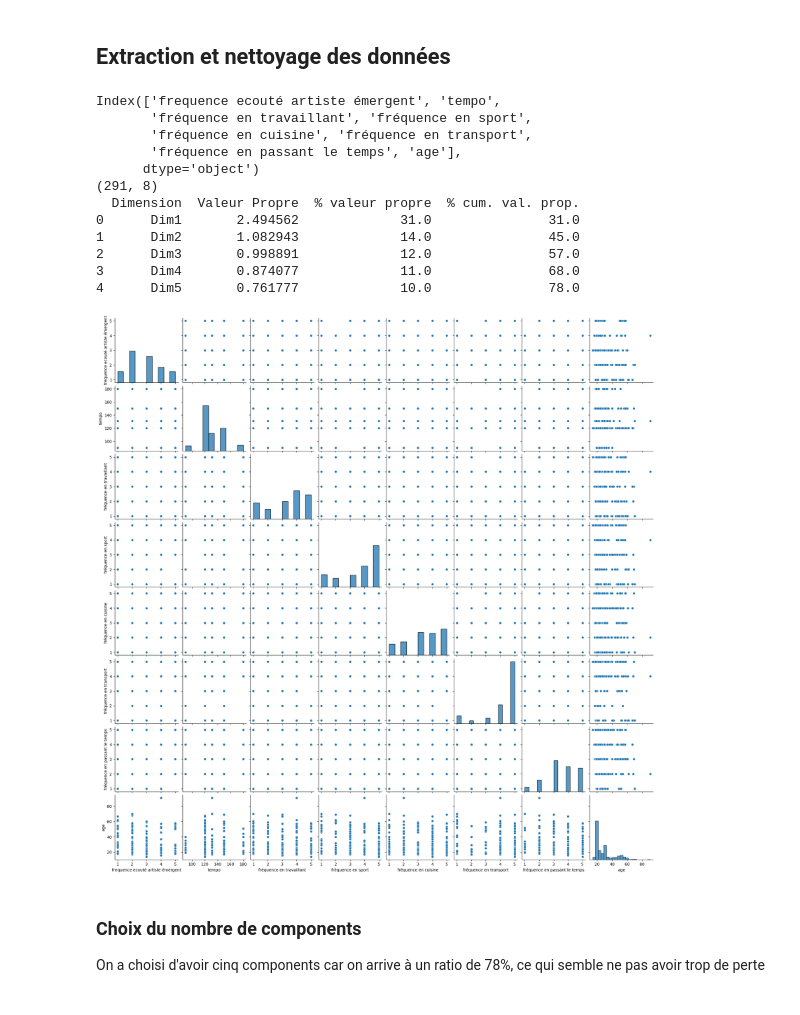
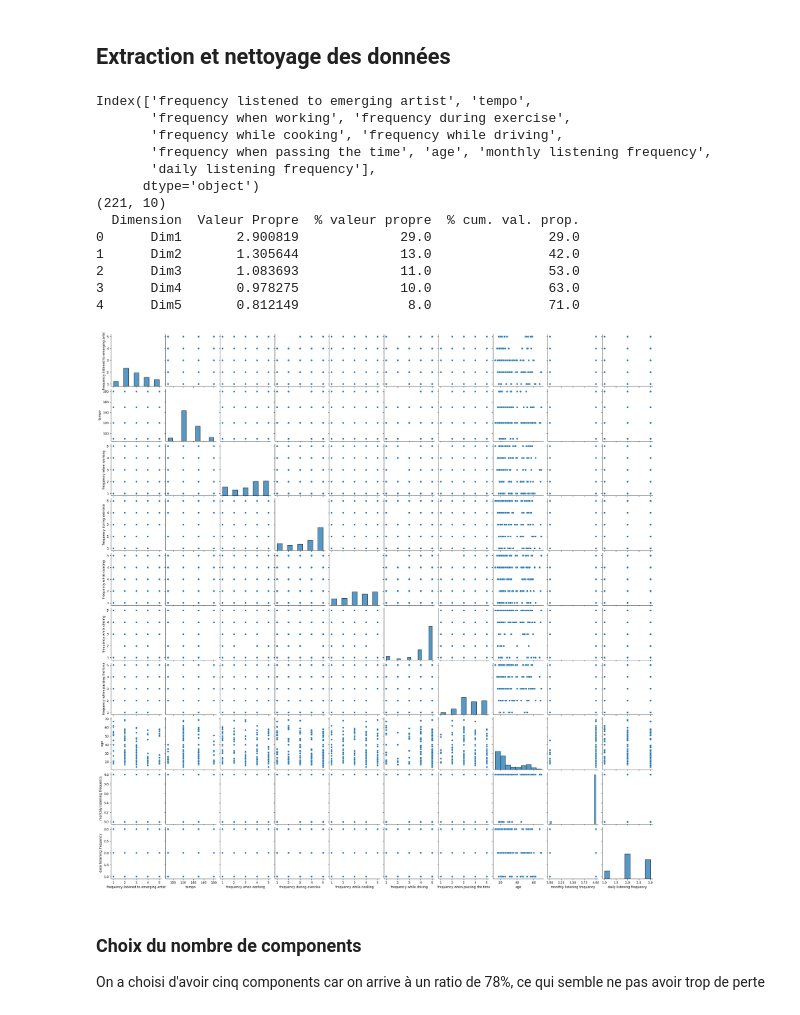
Before and after one commit to MatheoPf/myli, a Jupyter notebook: analyse.ipynb, the cells around one changed output. Saved outputs shown, nothing was run; the diff lists cells and outputs as text; code cells hidden in the pictures.

```diff
--- a/analyse.ipynb
+++ b/analyse.ipynb
@@ -16,45 +16,47 @@ from sklearn.metrics import mean_squared_error, r2_score
 ## Extraction et nettoyage des données
 # %%
 data = pd.read_csv('cleaned_data.csv')
-data_quant = data[["frequence ecouté artiste émergent", "tempo", "fréquence en travaillant", "fréquence en sport", "fréquence en cuisine", "fréquence en transport", "fréquence en passant le temps", "age"]].dropna()
+data_quant = data[["frequency listened to emerging artist", "tempo", "frequency when working", "frequency during exercise", "frequency while cooking", "frequency while driving", "frequency when passing the time", "age", "monthly listening frequency", "daily listening frequency"]].dropna()
+# new_cols = []
 
 n_compo = 5
 print(data_quant.columns)
 ### Visualisation des données
 sns.pairplot(data_quant)
 
 temp = data_quant.sub(data_quant.mean())
 x_scaled = temp.div(data_quant.std())
 print (x_scaled.shape)
 
 pca = PCA(n_components=n_compo)
 pca_res = pca.fit_transform(x_scaled)
 # print(pca_res)
 
 eig = pd.DataFrame({
     "Dimension" :
         ["Dim" + str(x + 1) for x in range(n_compo)],
     "Valeur Propre" : pca.explained_variance_,
     "% valeur propre" :
         np.round(pca.explained_variance_ratio_*100),
     "% cum. val. prop." :
         np.round(np.cumsum(pca.explained_variance_ratio_)*100)
 })
 print(eig)
 # %% [output]
-Index(['frequence ecouté artiste émergent', 'tempo',
-       'fréquence en travaillant', 'fréquence en sport',
-       'fréquence en cuisine', 'fréquence en transport',
-       'fréquence en passant le temps', 'age'],
+Index(['frequency listened to emerging artist', 'tempo',
+       'frequency when working', 'frequency during exercise',
+       'frequency while cooking', 'frequency while driving',
+       'frequency when passing the time', 'age', 'monthly listening frequency',
+       'daily listening frequency'],
       dtype='object')
-(291, 8)
+(221, 10)
   Dimension  Valeur Propre  % valeur propre  % cum. val. prop.
-0      Dim1       2.494562             31.0               31.0
-1      Dim2       1.082943             14.0               45.0
-2      Dim3       0.998891             12.0               57.0
-3      Dim4       0.874077             11.0               68.0
-4      Dim5       0.761777             10.0               78.0
+0      Dim1       2.900819             29.0               29.0
+1      Dim2       1.305644             13.0               42.0
+2      Dim3       1.083693             11.0               53.0
+3      Dim4       0.978275             10.0               63.0
+4      Dim5       0.812149              8.0               71.0
-[figure, old version]
+[figure, new version]
 # %% [markdown]
 ### Choix du nombre de components
 On a choisi d'avoir cinq components car on arrive à un ratio de 78%, ce qui semble ne pas avoir trop de perte
```
Also changed, not shown: parts of 4 cells of this notebook, 4 other files.
